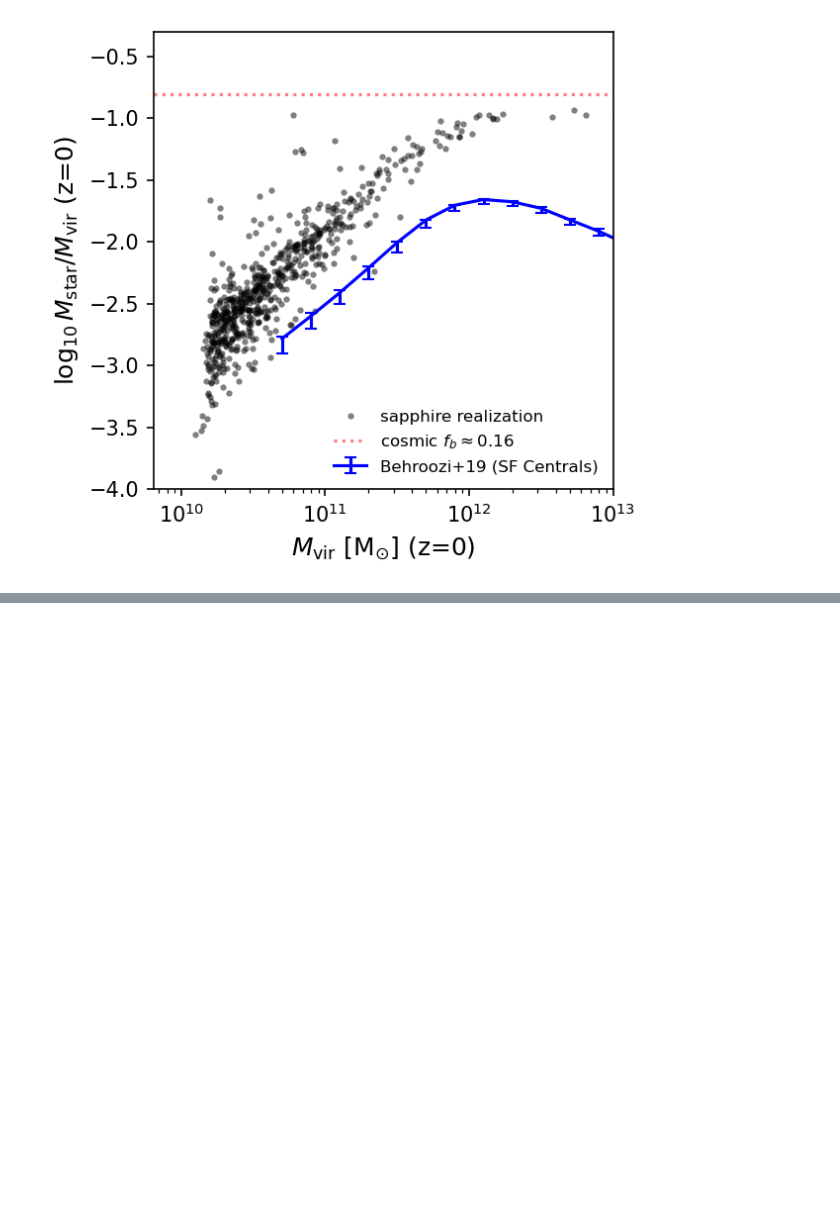
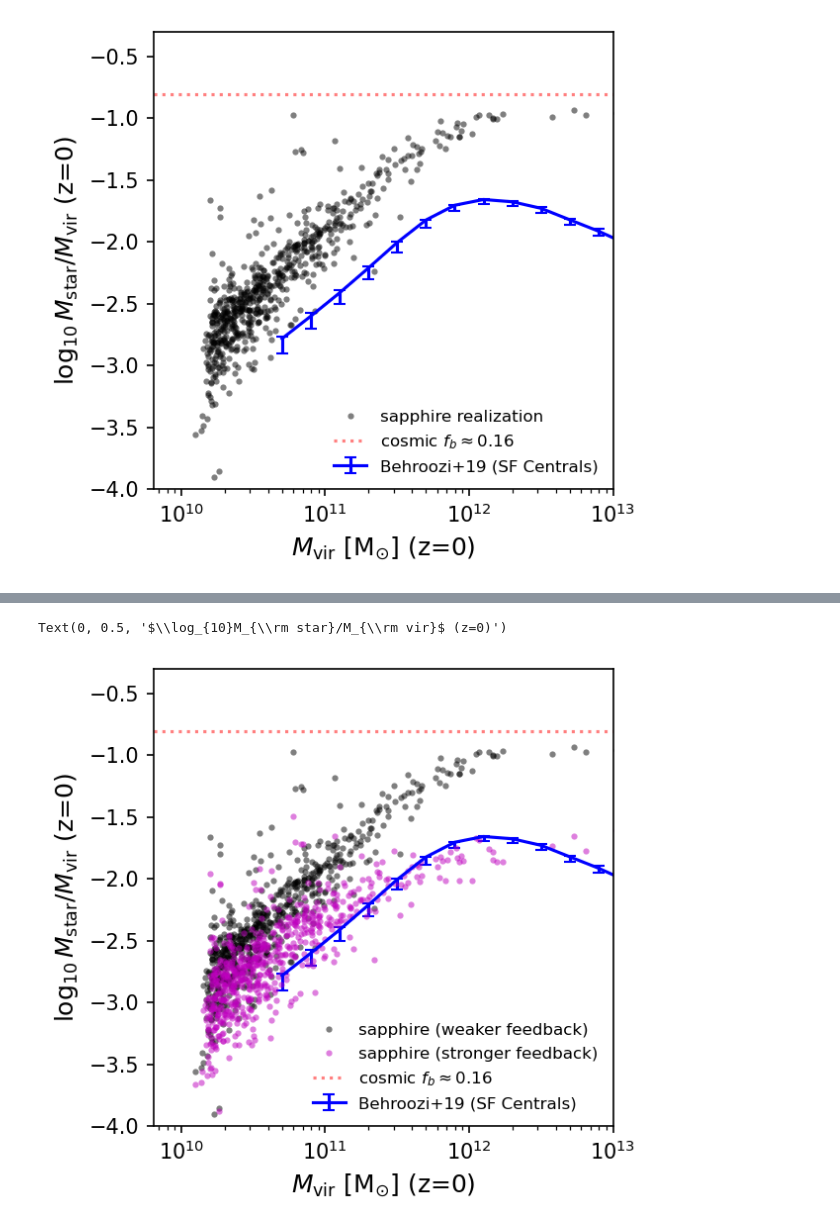
Before and after one commit to virajpandya/sapphire, a Jupyter notebook: demo/demo_pablo_lucas.ipynb, the cells around one changed output, grey strips where cells are left out. Drawn from its saved outputs; the diff is of its cells as text; code cells hidden in the pictures; blank space fills up the shorter version.

Commit message:
update demo_pablo_lucas.ipynb to show parameter variation

```diff
--- a/demo/demo_pablo_lucas.ipynb
+++ b/demo/demo_pablo_lucas.ipynb
@@ -115,3 +115,14 @@ ax.set_ylabel(r'$\log_{10}M_{\rm star}/M_{\rm vir}$ (z=0)',fontsize=12)
 # %% [output]
 Text(0, 0.5, '$\\log_{10}M_{\\rm star}/M_{\\rm vir}$ (z=0)')
 [figure]
+# %%
+### now what if we wanted to do another realization with updated parameters?
+### in that case, we just update the parameters dictionary and re-call sapphire.run
+
+# for example here we increase feedback via increasing specific energy of galactic winds
+# i.e., we decrease the mass loading factor normalization and increase the energy loading factor normalization, with all else fixed
+parameters.update({'etaM_A':0.1, 'etaE_A':1.0}) # before these were 1.0 and 0.1 respectively
+# %%
+tstart = timer()
+df_results2 = sapphire.run(parameters) # assign to a new dataframe variable name
+print('Finished in %s sec'%(timer()-tstart))
@@ -117,0 +142,29 @@ Text(0, 0.5, '$\\log_{10}M_{\\rm star}/M_{\\rm vir}$ (z=0)')
+# %%
+# re-pull the new z=0 Mvir and Mstar values
+z0_Mvir2 = np.array([df_results2.iloc[irow]['Mvir'][-1] for irow in range(len(df_results2))])
+z0_Mstar2 = np.array([df_results2.iloc[irow]['M_star'][-1] for irow in range(len(df_results2))])
+# %%
+# remake the previous plot with both model predictions now
+# the new realization's SMHM points should be lower due to stronger feedback reducing z=0 Mstar
+
+fig, ax = plt.subplots(1,figsize=(4,4),dpi=150)
+
+# plot Behroozi+19 relation including only central SF galaxies/halos
+ax.errorbar(10**tum['HM(0)'],tum['Med_Cen_SF(7)'],yerr=[np.abs(tum['Err-(9)']),np.abs(tum['Err+(8)'])],fmt='b-',capsize=3,label='Behroozi+19 (SF Centrals)')
+
+ax.plot(z0_Mvir,np.log10(z0_Mstar/z0_Mvir),'k.',alpha=0.5,mec='none',label='sapphire (weaker feedback)')
+ax.plot(z0_Mvir2,np.log10(z0_Mstar2/z0_Mvir2),'m.',alpha=0.5,mec='none',label='sapphire (stronger feedback)')
+
+ax.set_xscale('log')
+ax.set_xlim(None,1e13)
+ax.set_ylim(-4,-0.3)
+
+ax.axhline(np.log10(Planck15.Ob0/Planck15.Om0),color='r',ls=':',alpha=0.5,label=r'cosmic $f_b\approx0.16$')
+
+ax.legend(loc='lower right',fontsize=8,fancybox=True,framealpha=0)
+
+ax.set_xlabel(r'$M_{\rm vir}$ [M$_{\odot}$] (z=0)',fontsize=12)
+ax.set_ylabel(r'$\log_{10}M_{\rm star}/M_{\rm vir}$ (z=0)',fontsize=12)
+# %% [output]
+Text(0, 0.5, '$\\log_{10}M_{\\rm star}/M_{\\rm vir}$ (z=0)')
+[figure, added]
```
Also changed, not shown: parts of 1 cell of this notebook.
